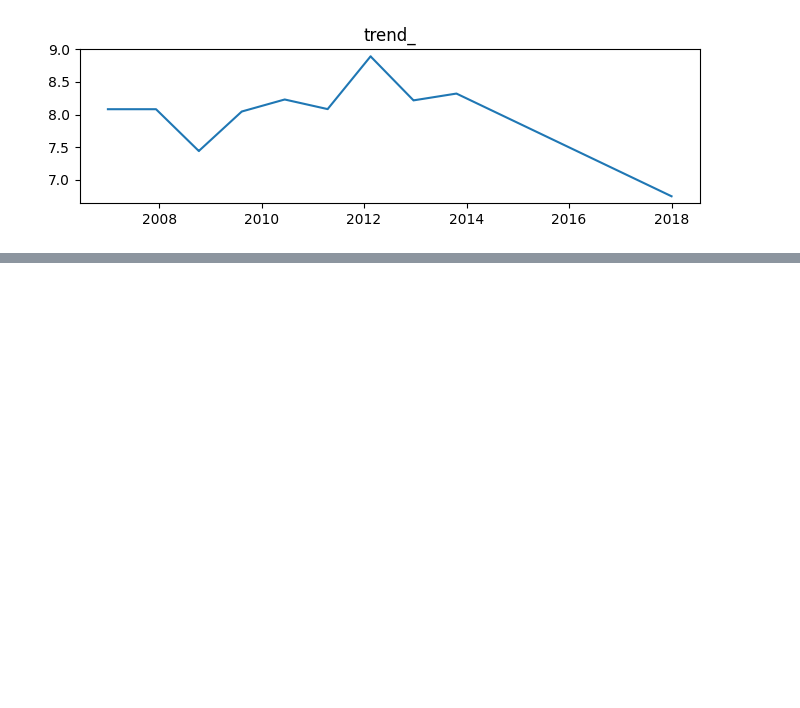
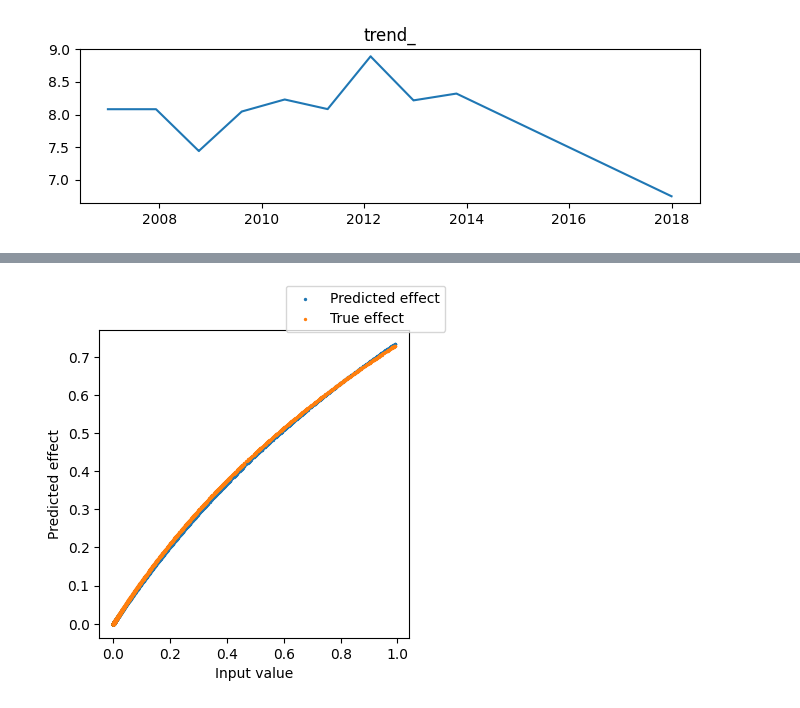
Before and after one commit to felipeangelimvieira/prophetverse, a Jupyter notebook: docs/examples/univariate.ipynb, the cells around one changed output, grey strips where cells are left out. Cells and saved outputs as stored; diff of their text form; code cells hidden in the pictures; blank space fills up the shorter version.

```diff
--- a/docs/examples/univariate.ipynb
+++ b/docs/examples/univariate.ipynb
@@ -118,0 +213,11 @@ for column in sites.columns:
+# %%
+fig, ax = plt.subplots(figsize=(4, 4))
+
+ax.scatter(X["exog"], sites["exog"], s=2, label="Predicted effect")
+ax.scatter(X["exog"], true_exog_effect, s=2, label="True effect")
+ax.set_xlabel("Input value")
+ax.set_ylabel("Predicted effect")
+fig.legend()
+fig.show()
+# %% [output]
+[figure, added]
```
Also changed, not shown: parts of 8 cells of this notebook, 3 other files.
